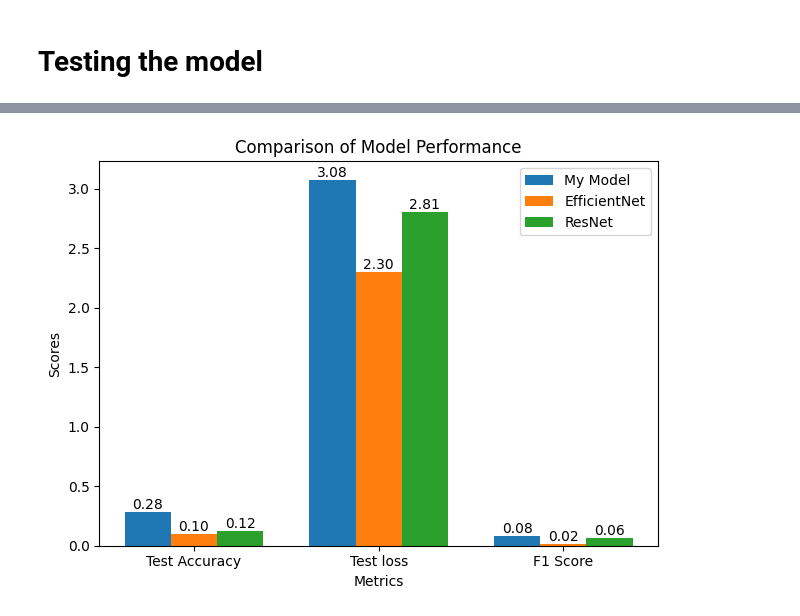
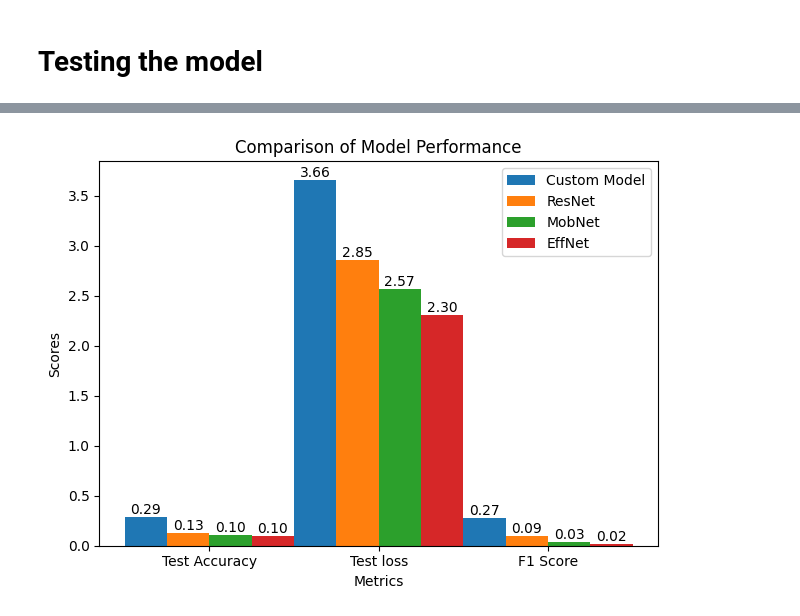
Before and after one commit to Pukazec/ComputerVision, a Jupyter notebook: myCode.ipynb, the cells around one changed output, grey strips where cells are left out. Drawn from its saved outputs; the diff is of its cells as text; code cells hidden in the pictures.

```diff
--- a/myCode.ipynb
+++ b/myCode.ipynb
@@ -358,0 +387,7 @@ CLOUDED LEOPARD       0.00      0.00      0.00        40
+# %%
+predicted_labels_resnet = np.argmax(model_resnet.predict(test_generator), axis=1)
+f1_score_resnet = f1_score(true_labels, predicted_labels_resnet, average='weighted')
+
+report_resnet = classification_report(true_labels, predicted_labels_resnet, target_names=class_names)
+print('ResNet Classification Report:\n', report_resnet)
+save_classification_report('Resnet',report_resnet)
@@ -358,0 +414,7 @@ CLOUDED LEOPARD       0.00      0.00      0.00        40
+# %%
+predicted_labels_mobnet = np.argmax(model_mobnet.predict(test_generator), axis=1)
+f1_score_mobnet = f1_score(true_labels, predicted_labels_mobnet, average='weighted')
+
+report_mobnet = classification_report(true_labels, predicted_labels_mobnet, target_names=class_names)
+print('Mobnet Classification Report:\n', report_mobnet)
+save_classification_report('Mobnet',report_mobnet)
@@ -358,0 +441,7 @@ CLOUDED LEOPARD       0.00      0.00      0.00        40
+# %%
+predicted_labels_effnet = np.argmax(model_effnet.predict(test_generator), axis=1)
+f1_score_effnet = f1_score(true_labels, predicted_labels_effnet, average='weighted')
+
+report_effnet = classification_report(true_labels, predicted_labels_effnet, target_names=class_names)
+print('EffNet Classification Report:\n', report_effnet)
+save_classification_report('Effnet',report_effnet)
@@ -359,16 +468,24 @@ CLOUDED LEOPARD       0.00      0.00      0.00        40
 # %%
+# Evaluate the model on the test dataset
+test_loss_custom, test_acc_custom = model_custom.evaluate(test_generator)
+test_loss_resnet, test_acc_resnet = model_resnet.evaluate(test_generator)
+test_loss_mobnet, test_acc_mobnet = model_mobnet.evaluate(test_generator)
+test_loss_effnet, test_acc_effnet = model_effnet.evaluate(test_generator)
+
 labels = ['Test Accuracy', 'Test loss', 'F1 Score']
-my_model_graph_data = [test_acc_my, test_loss_my, f1_score_my]
+custom_model_graph_data = [test_acc_custom, test_loss_custom, f1_score_custom]
+resnet_model_graph_data = [test_acc_resnet, test_loss_resnet, f1_score_resnet]
+mobnet_model_graph_data = [test_acc_mobnet, test_loss_mobnet, f1_score_mobnet]
 effnet_model_graph_data = [test_acc_effnet, test_loss_effnet, f1_score_effnet]
-resnet_model_graph_data = [test_acc_resnet, test_loss_resnet, f1_score_resnet]
 
 x = np.arange(len(labels))  # the label locations
 width = 0.25  # the width of the bars
 
 fig, ax = plt.subplots()
-rects1 = ax.bar(x - width, my_model_graph_data, width, label='My Model')
-rects2 = ax.bar(x, effnet_model_graph_data, width, label='EfficientNet')
-rects3 = ax.bar(x + width, resnet_model_graph_data, width, label='ResNet')
+rects1 = ax.bar(x - 1.5 * width, custom_model_graph_data, width, label='Custom Model')
+rects2 = ax.bar(x - 0.5 * width, resnet_model_graph_data, width, label='ResNet')
+rects3 = ax.bar(x + 0.5 * width, mobnet_model_graph_data, width, label='MobNet')
+rects4 = ax.bar(x + 1.5 * width, effnet_model_graph_data, width, label='EffNet')
 
 # Add some text for labels, title and custom x-axis tick labels, etc.
 ax.set_xlabel('Metrics')
@@ -392,6 +509,7 @@ def add_labels(rects):
 add_labels(rects1)
 add_labels(rects2)
 add_labels(rects3)
+add_labels(rects4)
 
 fig.tight_layout()
 
@@ -403,4 +525,4 @@ plt.close()
-[figure, old version]
+[figure, new version]
 # %%
 true_labels = []
 predicted_labels = []
```
Also changed, not shown: parts of 21 cells of this notebook, 1 other file.
